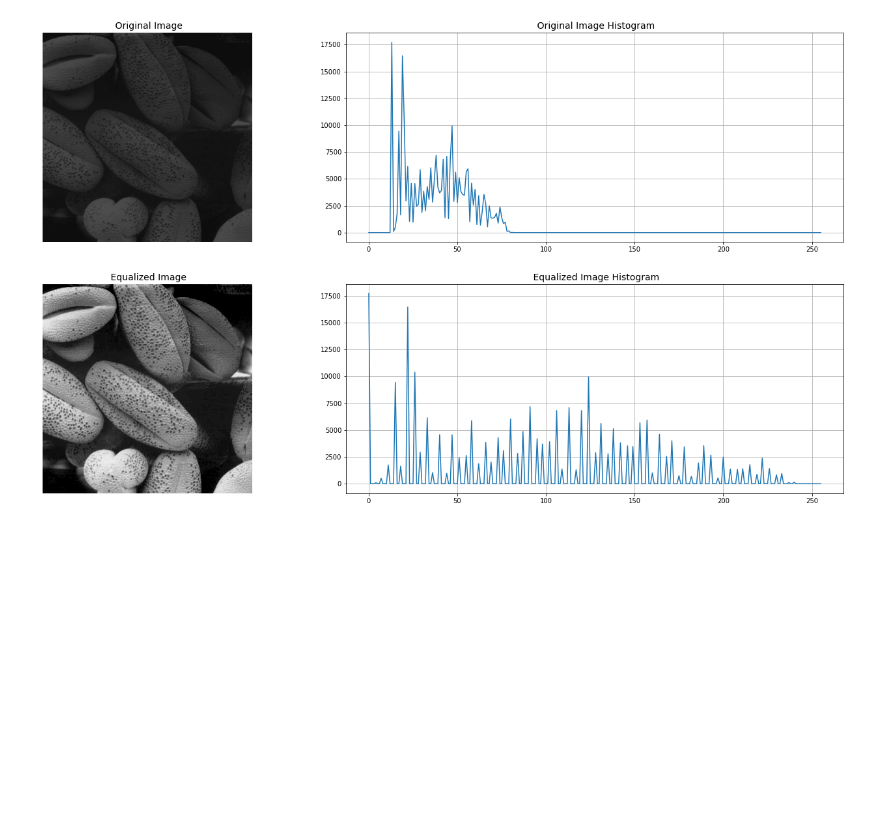
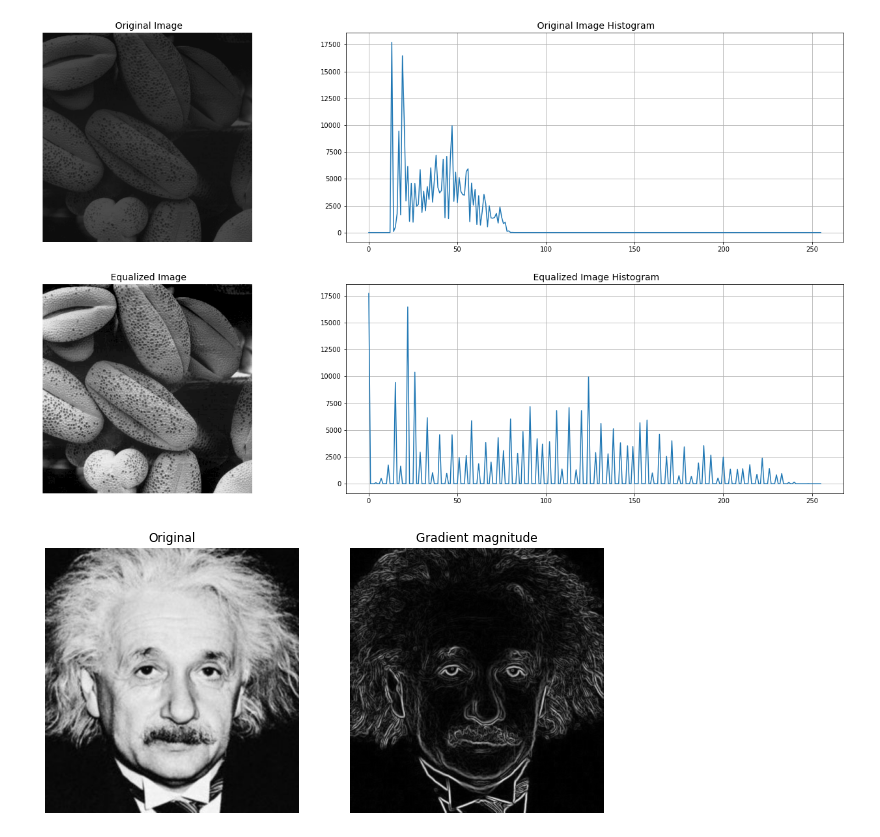
Before and after one commit to SamalPunsara/Assignment-01, a Jupyter notebook: Assignment01.ipynb, the cells around one changed output. Drawn from its saved outputs; the diff is of its cells as text; code cells hidden in the pictures; blank space fills up the shorter version.

```diff
--- a/Assignment01.ipynb
+++ b/Assignment01.ipynb
@@ -225,3 +225,28 @@ ax[1,1].grid('on')
 plt.show()
 # %% [output]
 [figure]
+# %%
+image6 = cv.imread(r"C:\Users\Samal\Desktop\Sem 4\Image Processing and Machine Vision\Assignment 01\einstein.png", cv.IMREAD_GRAYSCALE).astype(np.float32)
+assert image6 is not None
+
+sobel_h= np.array([[-1, -2, -1], [0, 0, 0], [1, 2, 1]], dtype=np.float32)
+f_x = cv.filter2D(image6, -1, sobel_h)
+
+sobel_v = np.array([[-1, 0, 1], [-2, 0, 2], [-1, 0, 1]], dtype=np.float32)
+f_y = cv.filter2D(image6, -1, sobel_v)
+
+grad_mag = np.sqrt(f_x**2 + f_y**2)
+
+fig, ax = plt.subplots(1, 2, figsize = (10, 10))
+
+ax[0].imshow(image6, cmap='gray', vmin=0, vmax=255)
+ax[0].set_title("Original")
+ax[0].axis("off")
+
+ax[1].imshow(grad_mag, cmap = "gray")
+ax[1].set_title("Gradient magnitude")
+ax[1].axis("off")
+
+plt.show()
+# %% [output]
+[figure, added]
```
Also changed, not shown: parts of 5 cells of this notebook.
